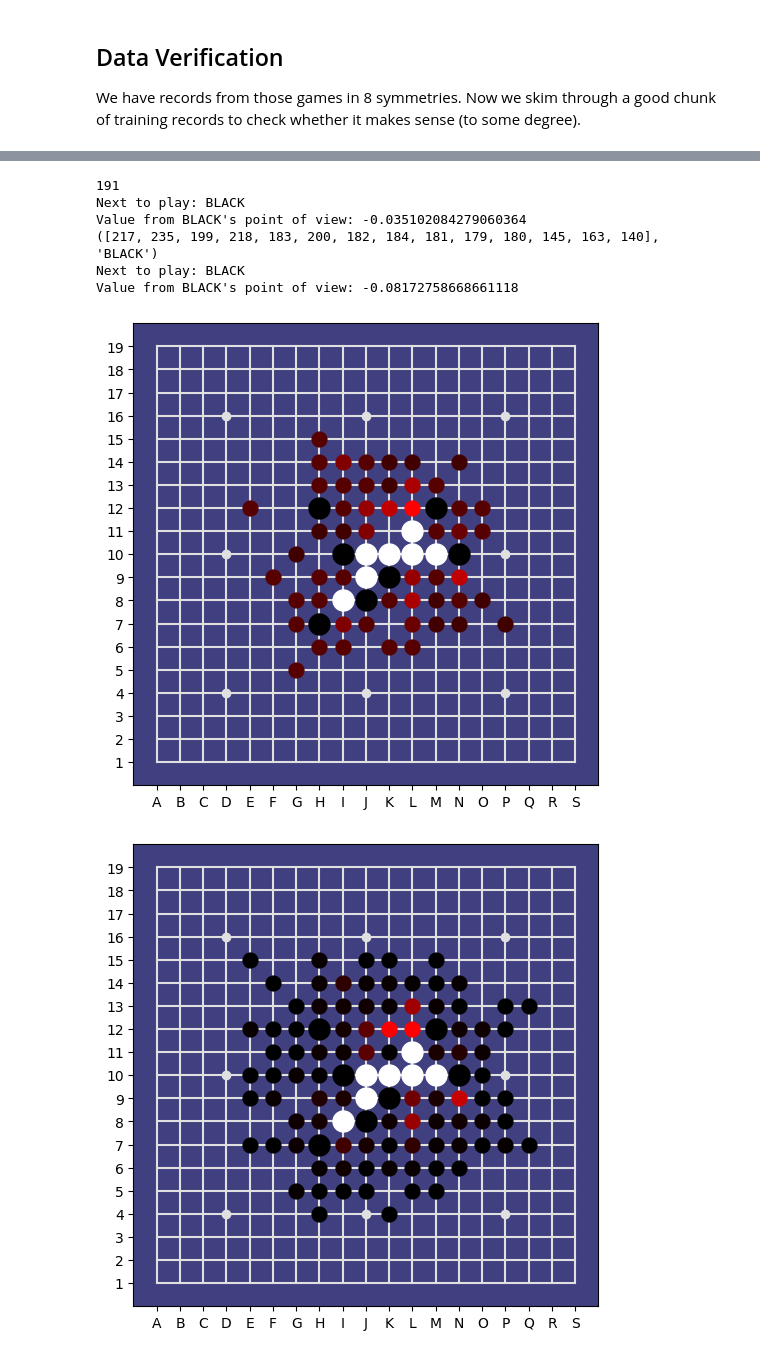
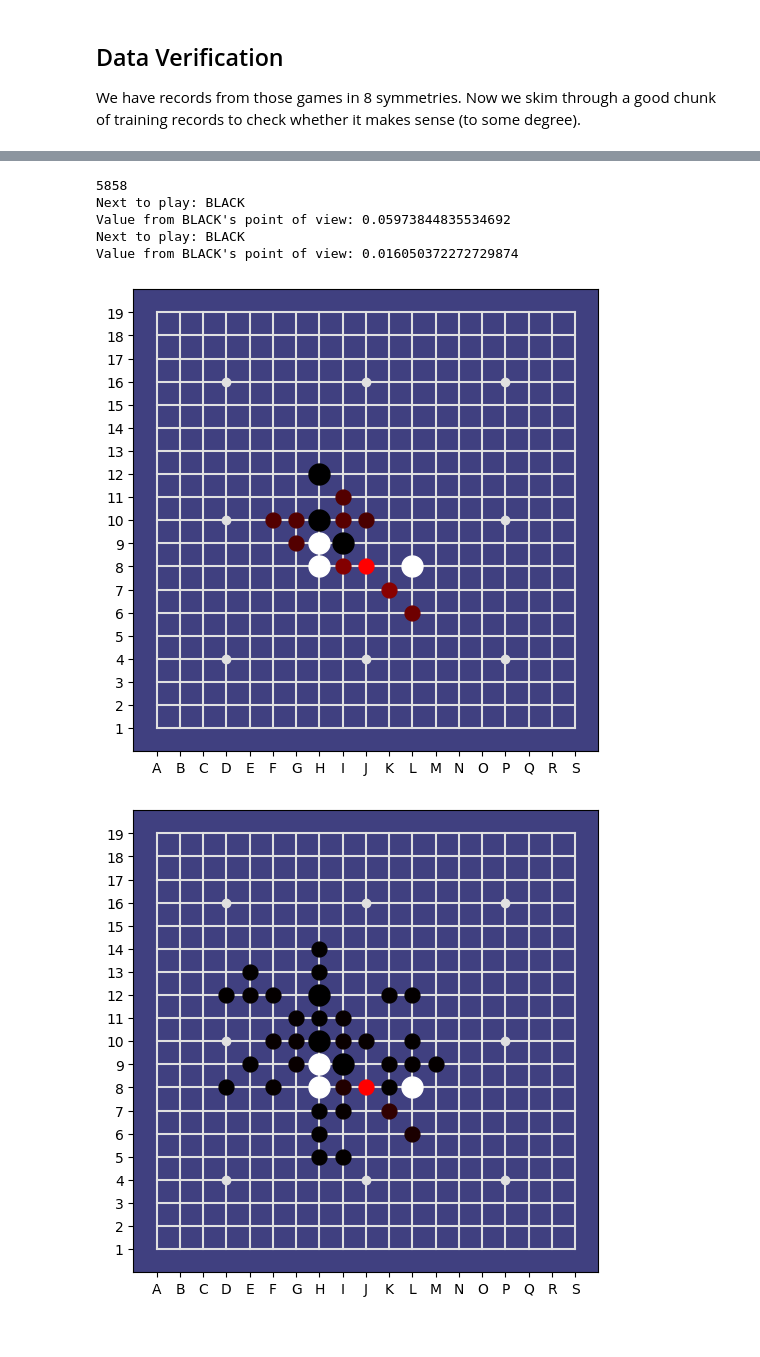
Before and after one commit to Project-Ellie/DeepGomoku, a Jupyter notebook: notebooks/Analyzing_SelfPlay.ipynb, the cells around one changed output, grey strips where cells are left out. Cells and saved outputs as stored; diff of their text form; code cells hidden in the pictures.

```diff
--- a/notebooks/Analyzing_SelfPlay.ipynb
+++ b/notebooks/Analyzing_SelfPlay.ipynb
@@ -18,7 +18,6 @@ import os
 # %%
 PHASE = '0'
 HOST = os.uname()[1]
-SELFPLAY_DATA=Path.home() / 'workspace/Project-Ellie/DATA/selfplay' / PHASE / HOST
-print(SELFPLAY_DATA)
+SELFPLAY_DATA=Path('../DATA/selfplay')
 print(os.listdir(SELFPLAY_DATA))
 # %% [output]
@@ -27,5 +25,5 @@ print(os.listdir(SELFPLAY_DATA))
 # %%
-a_pickle = SELFPLAY_DATA / '00010.pickle'
-filename = a_pickle.as_posix()
+a_pickle = SELFPLAY_DATA / 'new.pickle'
+filename = a_pickle.resolve().as_posix()
 filename
 # %% [output]
@@ -75,23 +71,22 @@ print(len(examples))
 # %%
+import random
+from aegomoku.policies.topological_value import TopologicalValuePolicy
+
 n = random.randint(0, len(examples))
 #n = 4688
 print(n)
 example = examples[n]
-s, p, v = example
 analyse_example(example, policy_cutoff=1, disp_width=6)
-print(stones_from_example(example))
-# print(list(example[1]))
-from aegomoku.policies.topological_value import TopologicalValuePolicy
 
 policy = TopologicalValuePolicy(kappa_s=6, kappa_d=5)
+s, _, _ = example
 p, v = policy.evaluate(s)
 analyse_example((s, p, v), policy_cutoff=1, disp_width=6)
 # %% [output]
-191
+5858
 Next to play: BLACK
-Value from BLACK's point of view: -0.035102084279060364
-([217, 235, 199, 218, 183, 200, 182, 184, 181, 179, 180, 145, 163, 140], 'BLACK')
+Value from BLACK's point of view: 0.05973844835534692
 Next to play: BLACK
-Value from BLACK's point of view: -0.08172758668661118
+Value from BLACK's point of view: 0.016050372272729874
-[figure, old version]
+[figure, new version]
-[figure, old version]
+[figure, new version]
```
Also changed, not shown: parts of 15 cells of this notebook, 35 other files.
